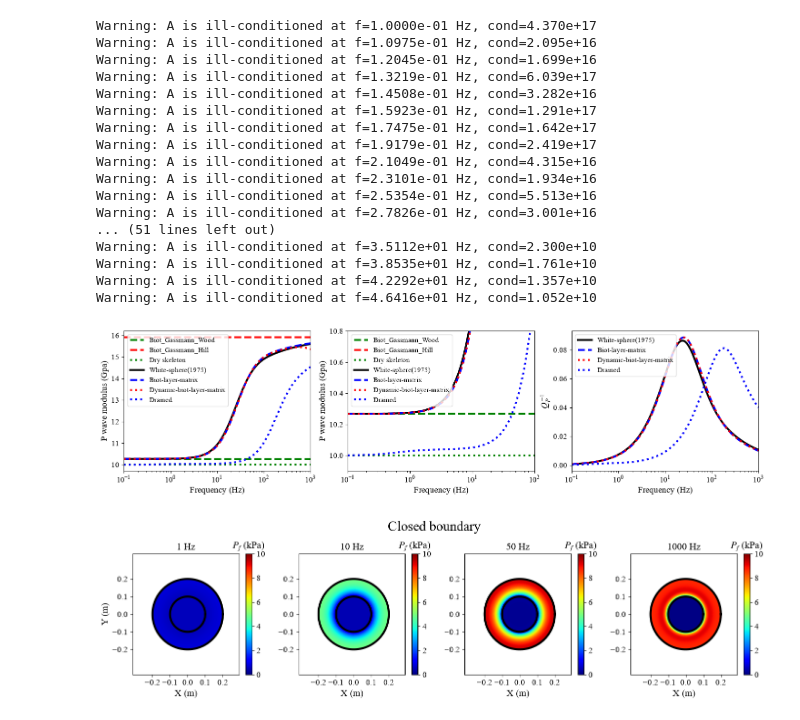
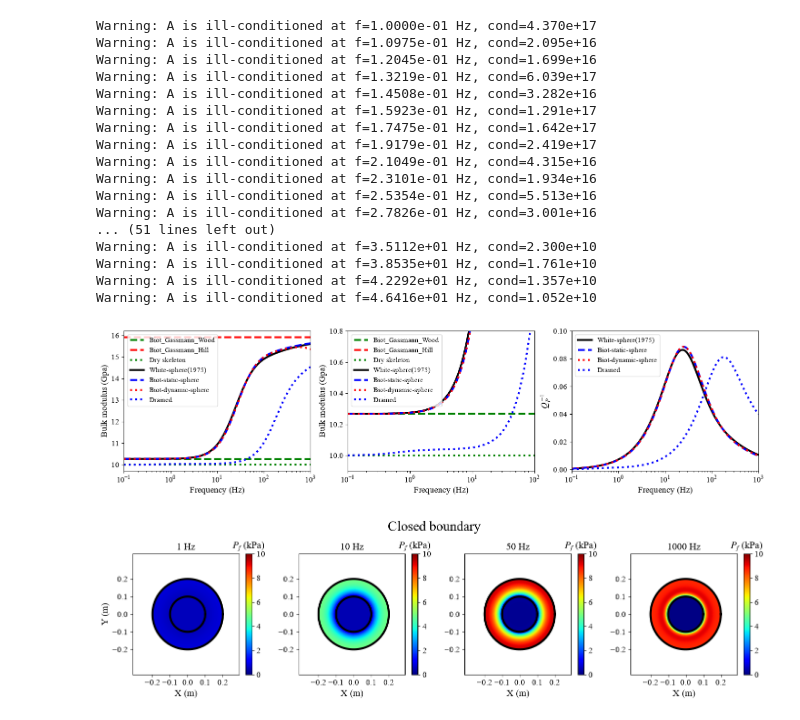
Before and after one commit to huxs890/Wave-induced-fluid-flow, a Jupyter notebook: test_sphere.ipynb, the cells around one changed output. Saved outputs shown, nothing was run; the diff lists cells and outputs as text; code cells hidden in the pictures.

```diff
--- a/test_sphere.ipynb
+++ b/test_sphere.ipynb
@@ -60,13 +60,13 @@ plt.semilogx([f.min(),f.max()],[Kd/1e9,Kd/1e9],
 plt.semilogx(f,np.real(K_white)/1e9,
              label='White-sphere(1975)',color='black',linewidth=3)
 plt.semilogx(f,np.real(K_static)/1e9,
-             label='Biot-layer-matrix',color='blue',linestyle='--',linewidth=3)
+             label='Biot-static-sphere',color='blue',linestyle='--',linewidth=3)
 plt.semilogx(f,np.real(K_dynamic)/1e9,
-             label='Dynamic-biot-layer-matrix',color='red',linestyle=':',linewidth=3)
+             label='Biot-dynamic-sphere',color='red',linestyle=':',linewidth=3)
 plt.semilogx(f,np.real(K_drained)/1e9,
              label='Drained',color='blue',linestyle=':',linewidth=3)
 plt.xlabel('Frequency (Hz)')
-plt.ylabel('P wave modulus (Gpa)')
+plt.ylabel('Bulk modulus (Gpa)')
 plt.legend(loc='upper left')
 plt.xlim(f.min(),f.max())
 
@@ -80,13 +80,13 @@ plt.semilogx([f.min(),f.max()],[Kd/1e9,Kd/1e9],
 plt.semilogx(f,np.real(K_white)/1e9,
              label='White-sphere(1975)',color='black',linewidth=3)
 plt.semilogx(f,np.real(K_static)/1e9,
-             label='Biot-layer-matrix',color='blue',linestyle='--',linewidth=3)
+             label='Biot-static-sphere',color='blue',linestyle='--',linewidth=3)
 plt.semilogx(f,np.real(K_dynamic)/1e9,
-             label='Dynamic-biot-layer-matrix',color='red',linestyle=':',linewidth=3)
+             label='Biot-dynamic-sphere',color='red',linestyle=':',linewidth=3)
 plt.semilogx(f,np.real(K_drained)/1e9,
              label='Drained',color='blue',linestyle=':',linewidth=3)
 plt.xlabel('Frequency (Hz)')
-plt.ylabel('P wave modulus (Gpa)')
+plt.ylabel('Bulk modulus (Gpa)')
 plt.legend(loc='upper left')
 plt.xlim(1e-1,1e2)
 plt.xticks([1e-1,1e0,1e1,1e2])
@@ -96,36 +96,37 @@ plt.subplot(1,3,3)
 plt.semilogx(f,np.imag(K_white+4/3*Gd)/np.real(K_white+4/3*Gd),
              label='White-sphere(1975)',color='black',linewidth=3)
 plt.semilogx(f,np.imag(K_static+4/3*Gd)/np.real(K_static+4/3*Gd),
-             label='Biot-layer-matrix',color='blue',linestyle='--',linewidth=3)
+             label='Biot-static-sphere',color='blue',linestyle='--',linewidth=3)
 plt.semilogx(f,np.imag(K_dynamic+4/3*Gd)/np.real(K_dynamic+4/3*Gd),
-             label='Dynamic-biot-layer-matrix',color='red',linestyle=':',linewidth=3)
+             label='Biot-dynamic-sphere',color='red',linestyle=':',linewidth=3)
 plt.semilogx(f,np.imag(K_drained+4/3*Gd)/np.real(K_drained+4/3*Gd),
              label='Drained',color='blue',linestyle=':',linewidth=3)
 plt.xlabel('Frequency (Hz)')
 plt.ylabel(r'$Q_{P}^{-1}$')
 plt.legend(loc='upper left')
 plt.xlim(f.min(),f.max())
+plt.ylim(-0.001,0.1)
 
 plt.show()
 # %% [output]
 Warning: A is ill-conditioned at f=1.0000e-01 Hz, cond=4.370e+17
 Warning: A is ill-conditioned at f=1.0975e-01 Hz, cond=2.095e+16
 Warning: A is ill-conditioned at f=1.2045e-01 Hz, cond=1.699e+16
 Warning: A is ill-conditioned at f=1.3219e-01 Hz, cond=6.039e+17
 Warning: A is ill-conditioned at f=1.4508e-01 Hz, cond=3.282e+16
 Warning: A is ill-conditioned at f=1.5923e-01 Hz, cond=1.291e+17
 Warning: A is ill-conditioned at f=1.7475e-01 Hz, cond=1.642e+17
 Warning: A is ill-conditioned at f=1.9179e-01 Hz, cond=2.419e+17
 Warning: A is ill-conditioned at f=2.1049e-01 Hz, cond=4.315e+16
 Warning: A is ill-conditioned at f=2.3101e-01 Hz, cond=1.934e+16
 Warning: A is ill-conditioned at f=2.5354e-01 Hz, cond=5.513e+16
 Warning: A is ill-conditioned at f=2.7826e-01 Hz, cond=3.001e+16
 ... (51 lines left out)
 Warning: A is ill-conditioned at f=3.5112e+01 Hz, cond=2.300e+10
 Warning: A is ill-conditioned at f=3.8535e+01 Hz, cond=1.761e+10
 Warning: A is ill-conditioned at f=4.2292e+01 Hz, cond=1.357e+10
 Warning: A is ill-conditioned at f=4.6416e+01 Hz, cond=1.052e+10
-[figure, old version]
+[figure, new version]
 # %%
 f  = [1,10,50,1000]
 x = np.arange(10)
```
Also changed, not shown: 5 other files.
